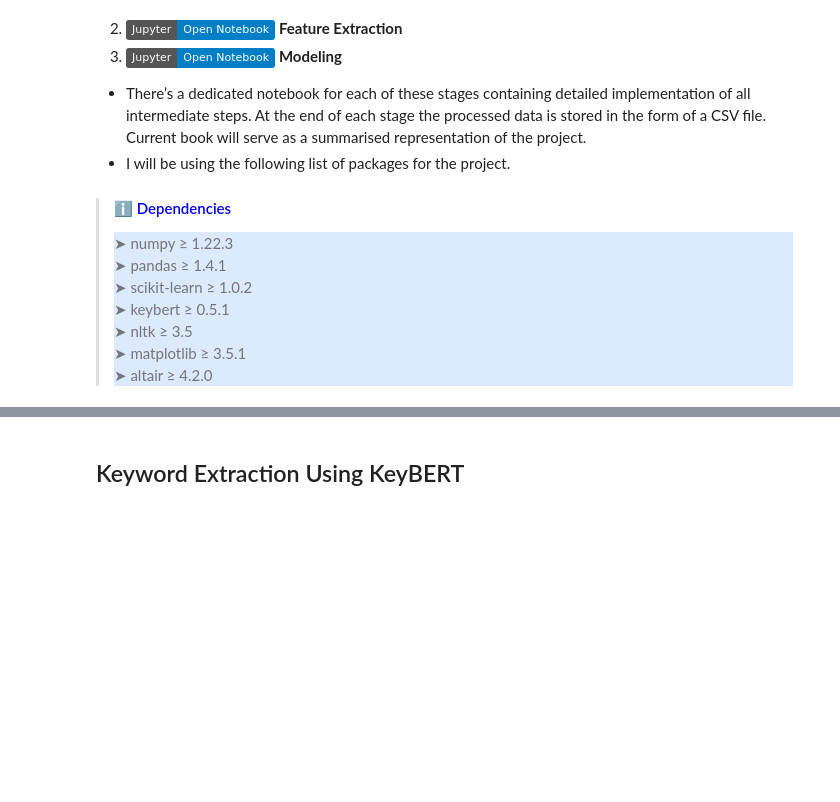
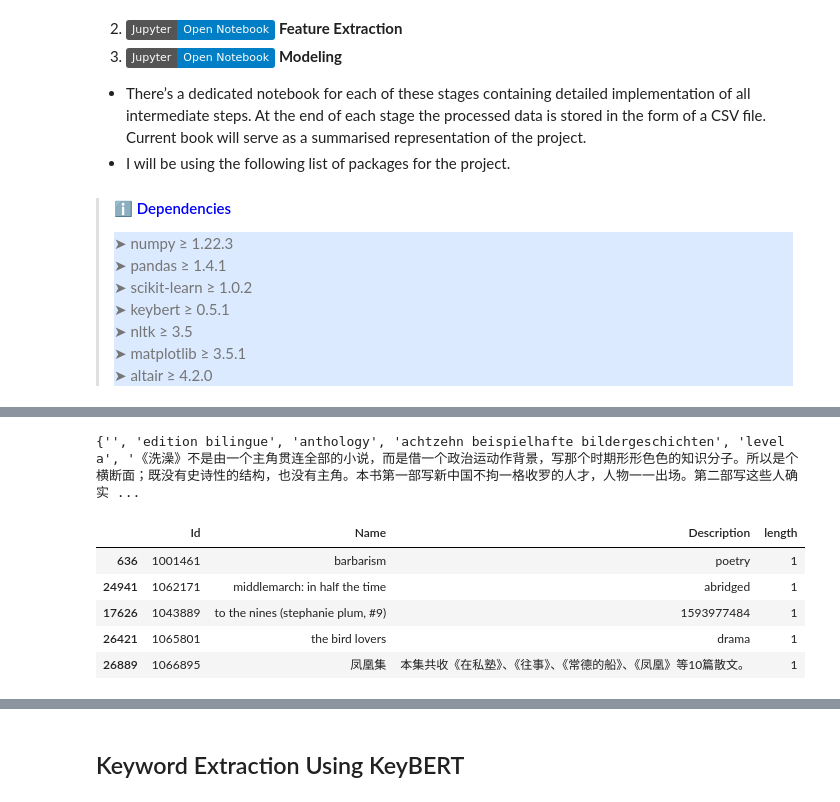
Before and after one commit to AmoliR/nlp-for-book-recommendation, a Jupyter notebook: book_recommendation.ipynb, the cells around one changed output, grey strips where cells are left out. Drawn from its saved outputs; the diff is of its cells as text; code cells hidden in the pictures; badges without logos; blank space fills up the shorter version.

```diff
--- a/book_recommendation.ipynb
+++ b/book_recommendation.ipynb
@@ -65,0 +84,2 @@ from sklearn.metrics.pairwise import cosine_similarity
+# %%
+books_data.dropna(subset=["Description"], inplace=True)
@@ -65,0 +93,19 @@ from sklearn.metrics.pairwise import cosine_similarity
+# %%
+url_pattern = re.compile(r'https?://\S+|www\.\S+')
+def remove_url(text):
+    return re.sub(url_pattern, r'', text)
+
+html_pattern = re.compile('<[^>]*>')
+def clean_html_tags(text):
+    return re.sub(html_pattern, r'', text)
+
+punctuations = string.punctuation
+def remove_punctuations(text):
+    return text.translate(str.maketrans('', '', punctuations))
+
+books_data.Description = books_data.Description.apply(remove_url)
+books_data.Description = books_data.Description.apply(clean_html_tags)
+books_data.Description = books_data.Description.apply(remove_punctuations)
+
+# Result
+list(books_data.Description[books_data.Id == 1099555])
@@ -65,0 +117,5 @@ from sklearn.metrics.pairwise import cosine_similarity
+# %%
+books_data[["Publisher"]] = books_data[["Publisher"]].fillna("unknown")
+books_data[["Name", "Authors", "Publisher", "Description"]] = pd.concat([books_data[col].astype(str).str.lower().str.strip()
+                                                                             for col in ["Name", "Authors", "Publisher", "Description"]],
+                                                                            axis=1)
@@ -65,0 +125,20 @@ from sklearn.metrics.pairwise import cosine_similarity
+# %%
+# Find description word count
+books_data["length"] = [len(d.split()) for d in books_data['Description'].tolist()]
+
+print(set(books_data.Description[books_data.length.isin(range(0,4))]))
+# %% [output]
+{'', 'edition bilingue', 'anthology', 'achtzehn beispielhafte bildergeschichten', 'level a', '《洗澡》不是由一个主角贯连全部的小说，而是借一个政治运动作背景，写那个时期形形色色的知识分子。所以是个横断面；既没有史诗性的结构，也没有主角。本书第一部写新中国不拘一格收罗的人才，人物一一出场。第二部写这些人确实 ...
+# %%
+# Replace empty strings of description with NaN
+books_data.Description = books_data.Description.replace(r'^\s*$', np.nan, regex=True)
+
+books_data[books_data.length.isin(range(1,min_description_word_count+1))][["Id", "Name", "Description", "length"]]\
+.sort_values(by=["length"], ascending=True).head(5)
+# %% [output]
+|  | Id | Name | Description | length |
+| 636 | 1001461 | barbarism | poetry | 1 |
+| 24941 | 1062171 | middlemarch: in half the time | abridged | 1 |
+| 17626 | 1043889 | to the nines (stephanie plum, #9) | 1593977484 | 1 |
+| 26421 | 1065801 | the bird lovers | drama | 1 |
+| 26889 | 1066895 | 凤凰集 | 本集共收《在私塾》、《往事》、《常德的船》、《凤凰》等10篇散文。 | 1 |
```
Also changed, not shown: parts of 32 cells of this notebook, 1 other file.
